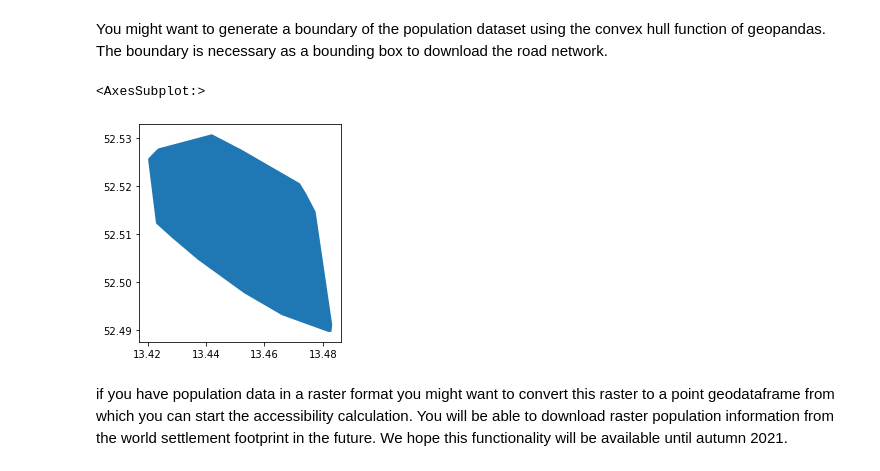
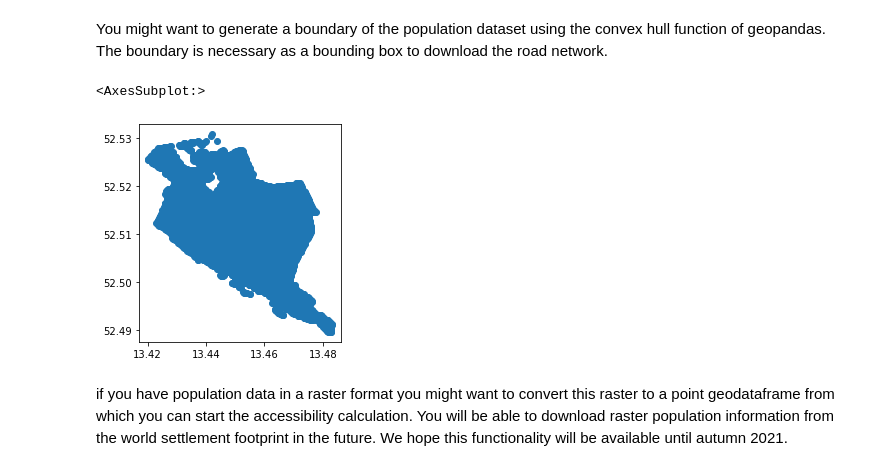
Before and after one commit to DLR-VF/PtAC-examples, a Jupyter notebook: notebooks/friedrichshain_example.ipynb, the cells around one changed output. Drawn from its saved outputs; the diff is of its cells as text; code cells hidden in the pictures.

```diff
--- a/notebooks/friedrichshain_example.ipynb
+++ b/notebooks/friedrichshain_example.ipynb
@@ -22,12 +23,12 @@ population_points = gpd.read_file(project_path + "/data/friedrichshain_populatio
 You might want to generate a boundary of the population dataset using the convex hull function of geopandas.
 The boundary is necessary as a bounding box to download the road network.
 # %%
-boundary_gdf = gpd.GeoDataFrame(index=[0], crs='epsg:4326', geometry=[population_points.unary_union.convex_hull])
+boundary_gdf = gpd.GeoDataFrame(index=[0], crs='epsg:4326', geometry=[population_points.unary_union])
 
 boundary_gdf.plot()
 # %% [output]
 <AxesSubplot:>
-[figure, old version]
+[figure, new version]
 # %% [markdown]
 if you have population data in a raster format you might want to convert this raster to a point geodataframe from
 which you can start the accessibility calculation. You will be able to download raster population information from the
```
Also changed, not shown: parts of 18 cells of this notebook.
